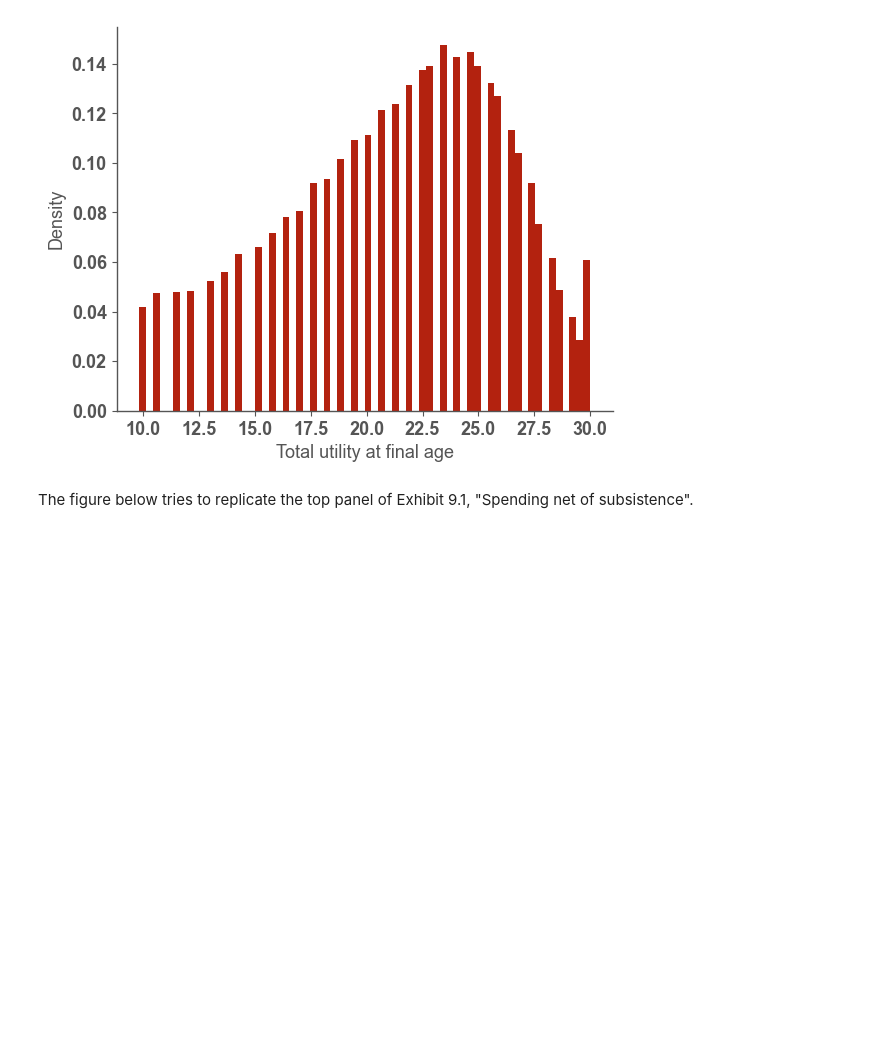
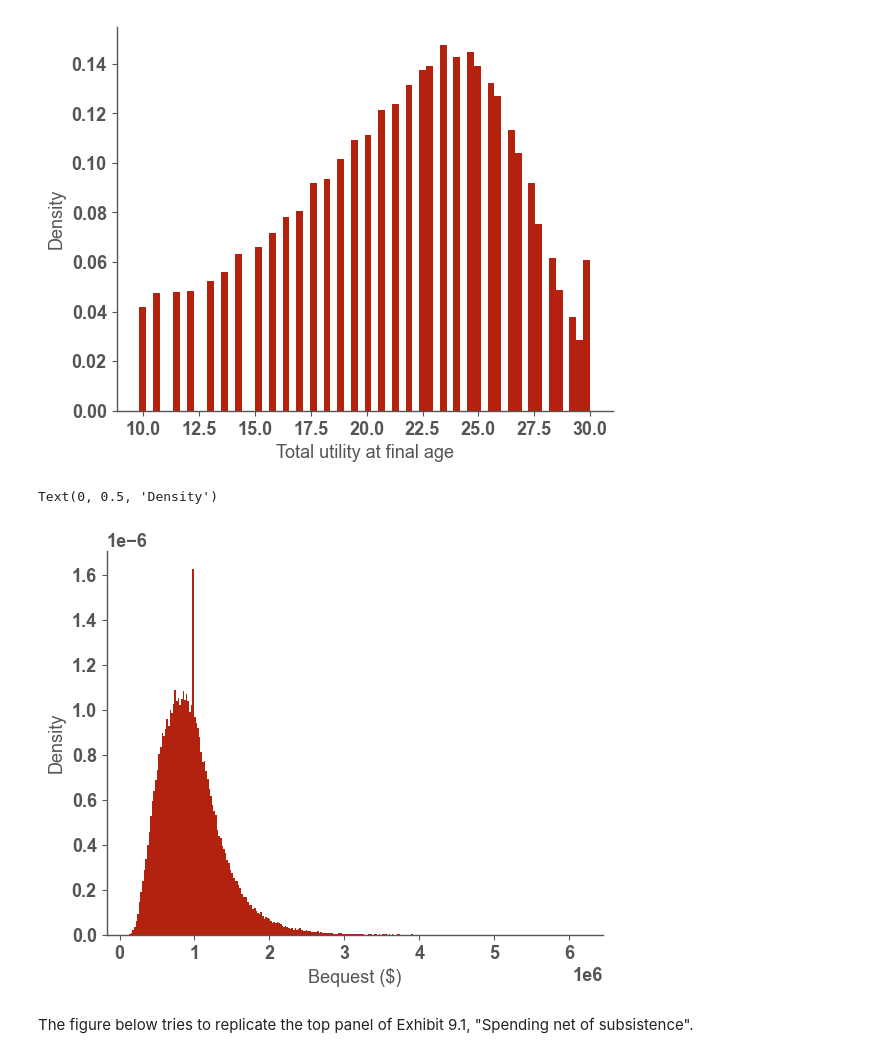
Before and after one commit to jaryaman/financial-decisions, a Jupyter notebook: notebooks/6-monte-carlo.ipynb, the cells around one changed output. Cells and saved outputs as stored; diff of their text form; code cells hidden in the pictures; blank space fills up the shorter version.

Commit message:
show bequest distribution

```diff
--- a/notebooks/6-monte-carlo.ipynb
+++ b/notebooks/6-monte-carlo.ipynb
@@ -251,6 +254,20 @@ ax.set_ylabel("Density")
 # %% [output]
 Text(0, 0.5, 'Density')
 [figure]
+# %%
+fig, ax = plt.subplots()
+ax.hist(
+    sims.sort("age")
+    .group_by("run_number")
+    .agg(col("bequest_post_inflation").last())["bequest_post_inflation"],
+    bins="auto",
+    density="True",
+)
+ax.set_xlabel("Bequest ($)")
+ax.set_ylabel("Density")
+# %% [output]
+Text(0, 0.5, 'Density')
+[figure, added]
 # %% [markdown]
 The figure below tries to replicate the top panel of Exhibit 9.1, "Spending net of subsistence".
 # %%
```
Also changed, not shown: parts of 3 cells of this notebook.
